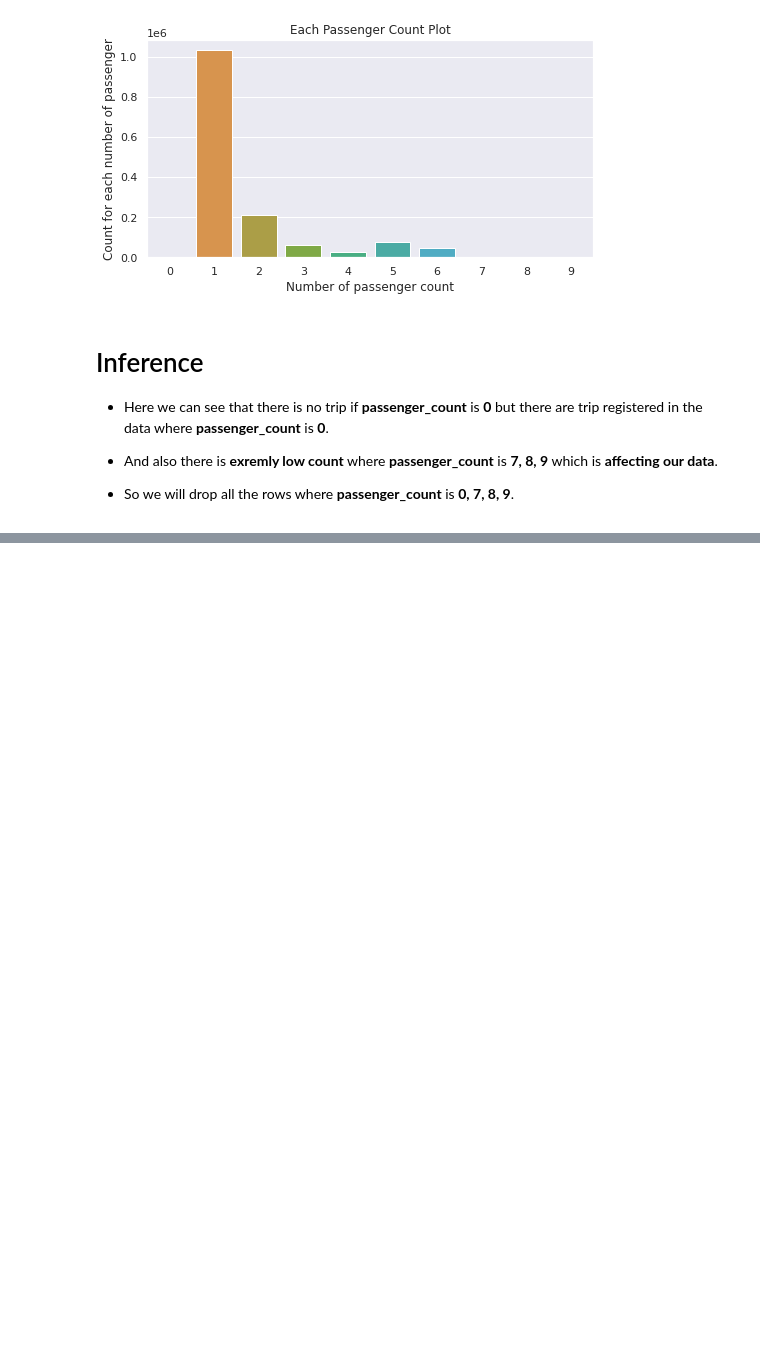
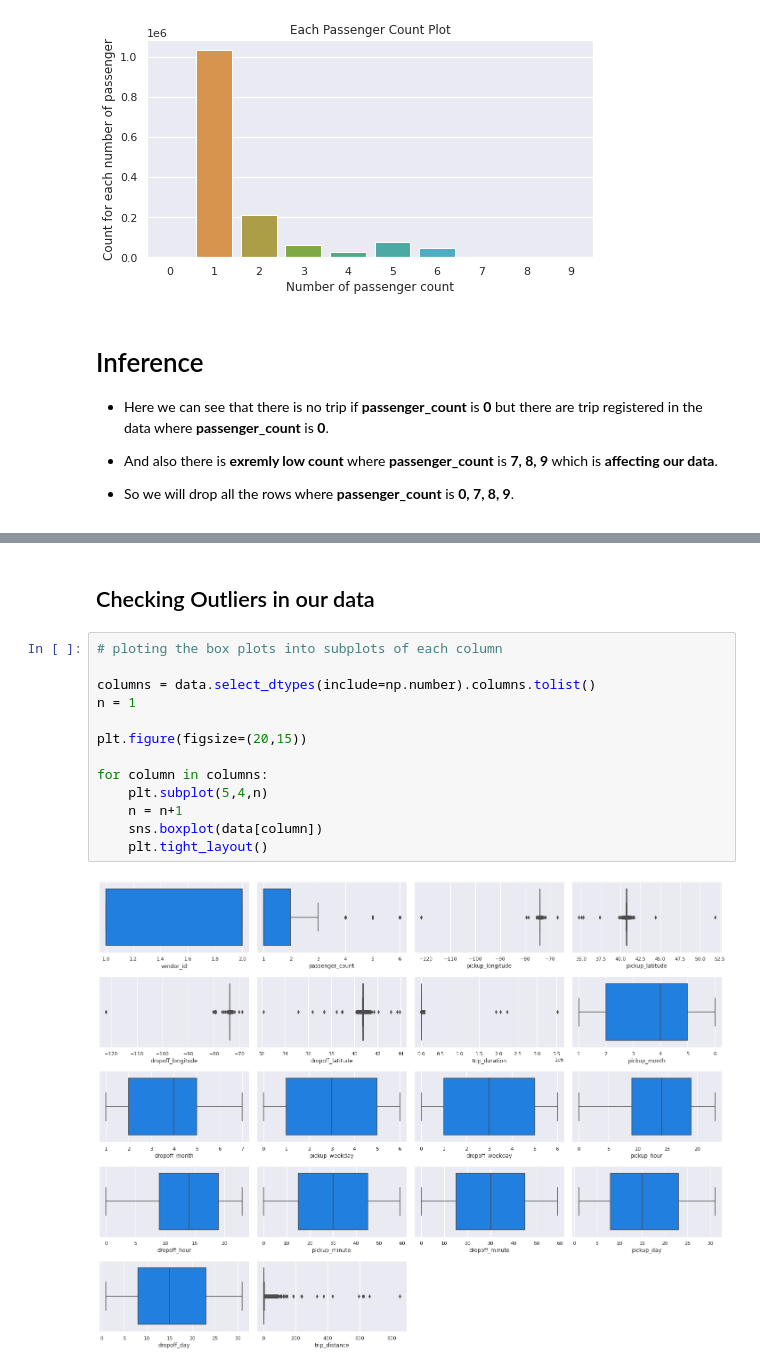
Before and after one commit to dsankush/NYC-Taxi-Trip-Time-Prediction, a Jupyter notebook: NYC_Taxi_Trip_Time_Prediction_Capstone_Project.ipynb, the cells around one changed output, grey strips where cells are left out. Drawn from its saved outputs; the diff is of its cells as text; blank space fills up the shorter version.

```diff
--- a/NYC_Taxi_Trip_Time_Prediction_Capstone_Project.ipynb
+++ b/NYC_Taxi_Trip_Time_Prediction_Capstone_Project.ipynb
@@ -495,0 +638,17 @@ plt.show()
+# %% [markdown]
+## Checking Outliers in our data
+# %%
+# ploting the box plots into subplots of each column
+
+columns = data.select_dtypes(include=np.number).columns.tolist()
+n = 1
+
+plt.figure(figsize=(20,15))
+
+for column in columns:
+    plt.subplot(5,4,n)
+    n = n+1
+    sns.boxplot(data[column])
+    plt.tight_layout()
+# %% [output]
+[figure, added]
```
Also changed, not shown: parts of 28 cells of this notebook.
